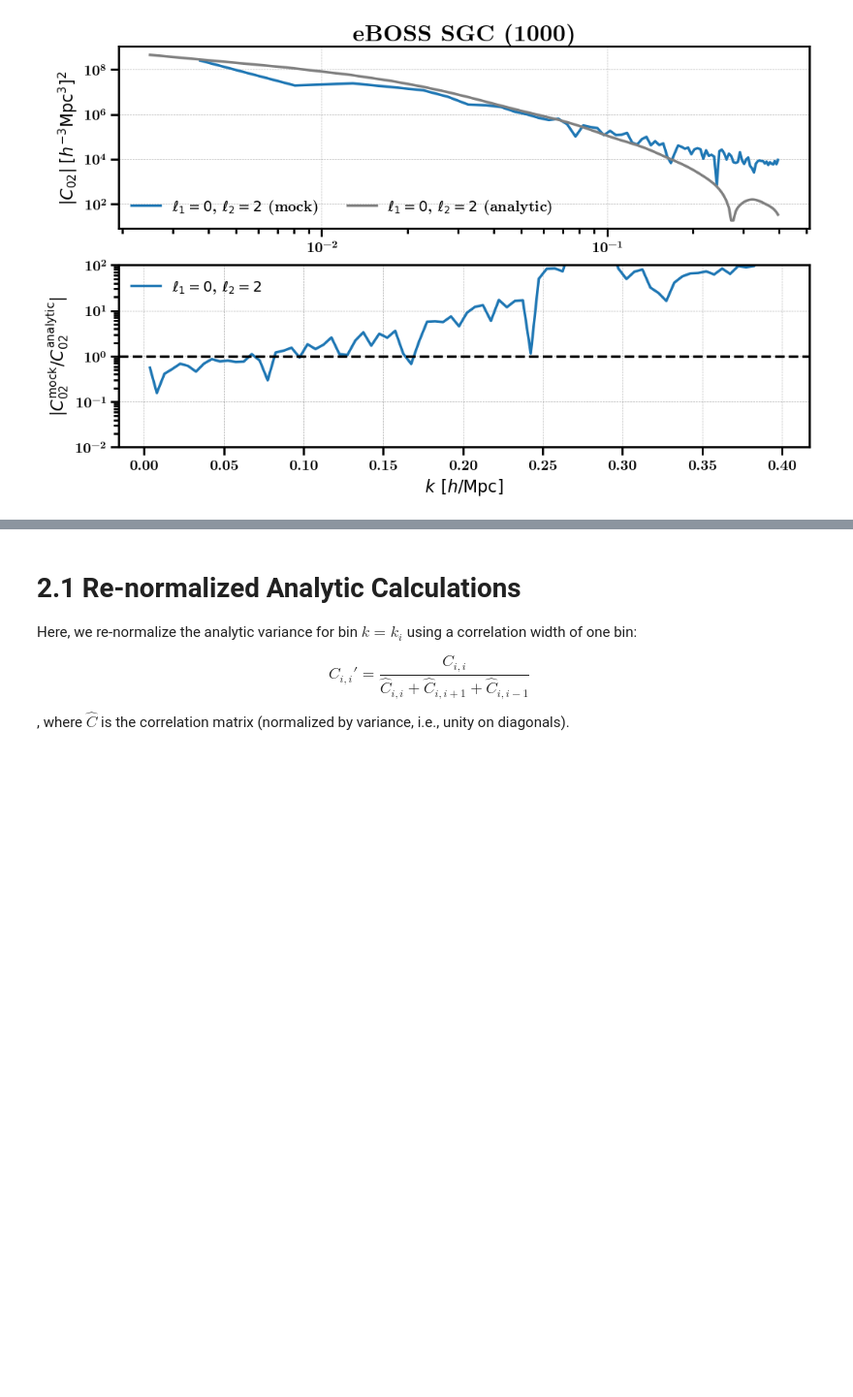
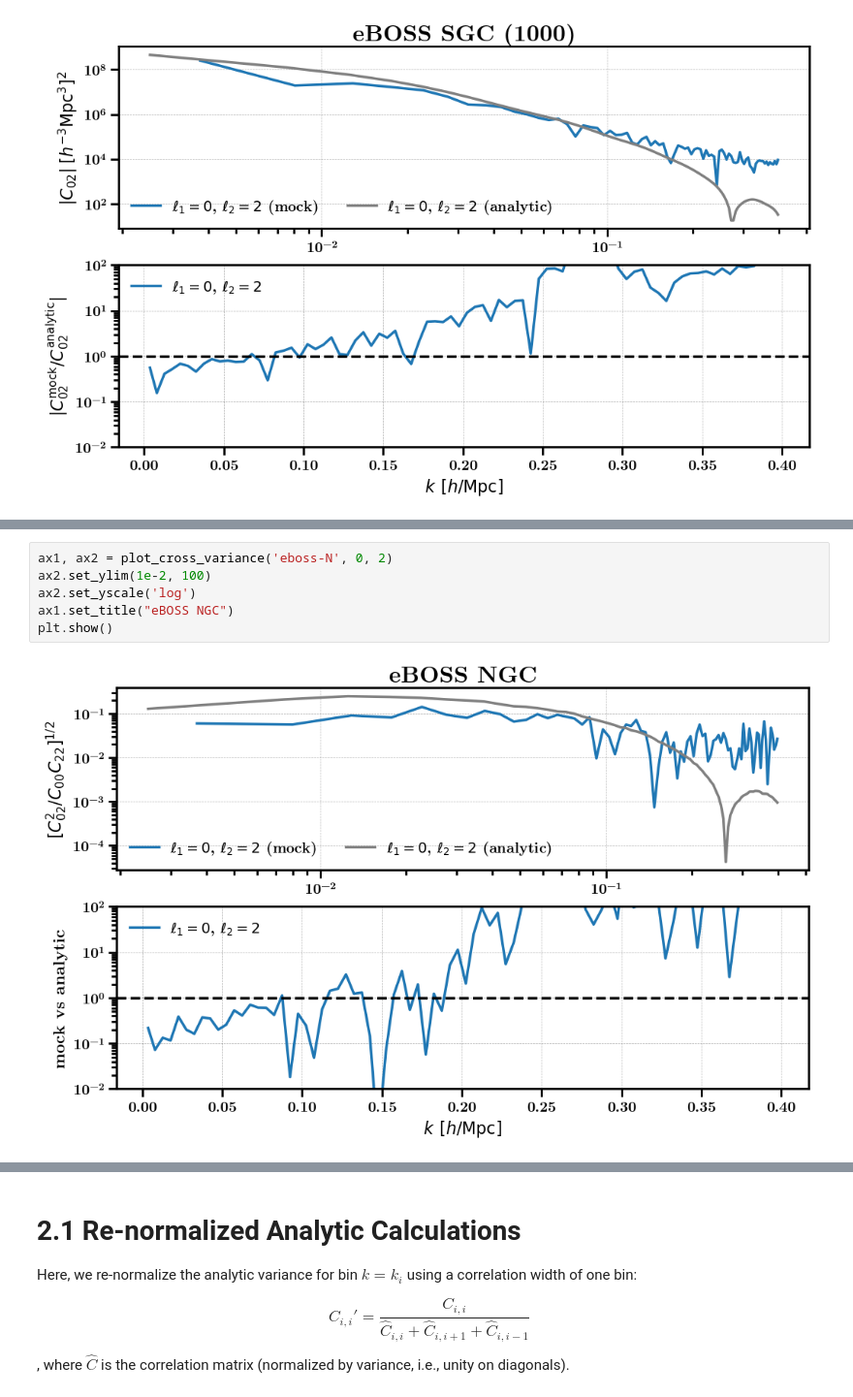
Before and after one commit to minaskar/CutskyCovariance, a Jupyter notebook: notebooks/empirical-vs-analytic.ipynb, the cells around one changed output, grey strips where cells are left out. Shown at 97% size. Saved outputs shown, nothing was run; the diff lists cells and outputs as text; blank space fills up the shorter version.

```diff
--- a/notebooks/empirical-vs-analytic.ipynb
+++ b/notebooks/empirical-vs-analytic.ipynb
@@ -131,0 +175,8 @@ plt.show()
+# %%
+ax1, ax2 = plot_cross_variance('eboss-N', 0, 2)
+ax2.set_ylim(1e-2, 100)
+ax2.set_yscale('log')
+ax1.set_title("eBOSS NGC")
+plt.show()
+# %% [output]
+[figure, added]
```
Also changed, not shown: parts of 5 cells of this notebook.
